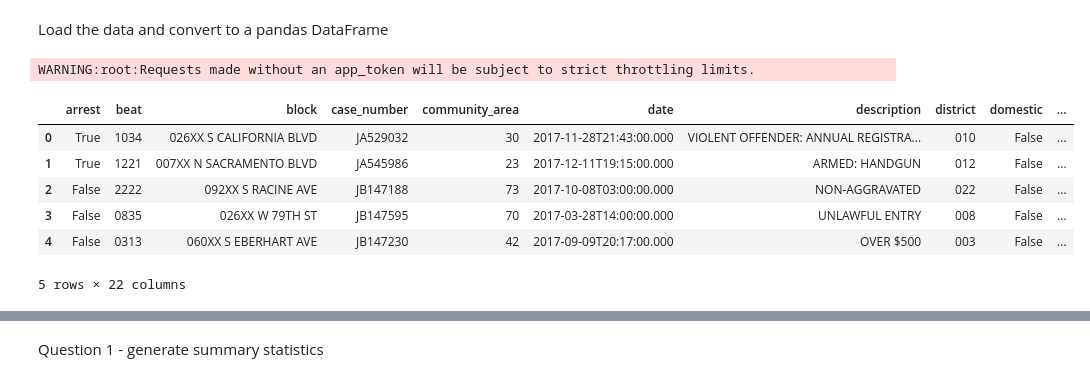
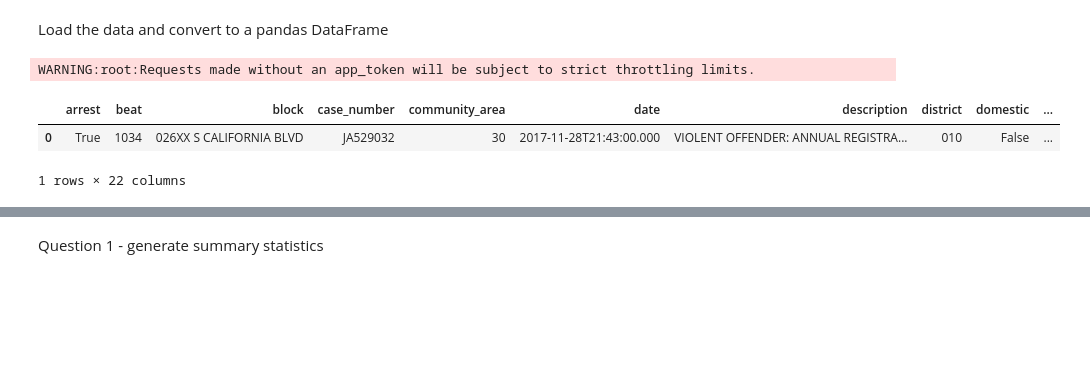
Before and after one commit to alliecollins/ML, a Jupyter notebook: homework_1_Q1.ipynb, the cells around one changed output, grey strips where cells are left out. Drawn from its saved outputs; the diff is of its cells as text; code cells hidden in the pictures; blank space fills up the shorter version.

```diff
--- a/homework_1_Q1.ipynb
+++ b/homework_1_Q1.ipynb
@@ -14,15 +14,11 @@ results_df = pd.DataFrame.from_records(results)
 # %% [output]
 WARNING:root:Requests made without an app_token will be subject to strict throttling limits.
 # %%
-results_df.head()
+results_df.head(1)
 # %% [output]
 |  | arrest | beat | block | case_number | community_area | date | description | district | domestic | ... |
 | 0 | True | 1034 | 026XX S CALIFORNIA BLVD | JA529032 | 30 | 2017-11-28T21:43:00.000 | VIOLENT OFFENDER: ANNUAL REGISTRA... | 010 | False | ... |
-| 1 | True | 1221 | 007XX N SACRAMENTO BLVD | JA545986 | 23 | 2017-12-11T19:15:00.000 | ARMED: HANDGUN | 012 | False | ... |
-| 2 | False | 2222 | 092XX S RACINE AVE | JB147188 | 73 | 2017-10-08T03:00:00.000 | NON-AGGRAVATED | 022 | False | ... |
-| 3 | False | 0835 | 026XX W 79TH ST | JB147595 | 70 | 2017-03-28T14:00:00.000 | UNLAWFUL ENTRY | 008 | False | ... |
-| 4 | False | 0313 | 060XX S EBERHART AVE | JB147230 | 42 | 2017-09-09T20:17:00.000 | OVER $500 | 003 | False | ... |
-5 rows × 22 columns
+1 rows × 22 columns
 # %%
 results_df.shape
 # %% [output]
```
Also changed, not shown: parts of 12 cells of this notebook, 1 other file.
